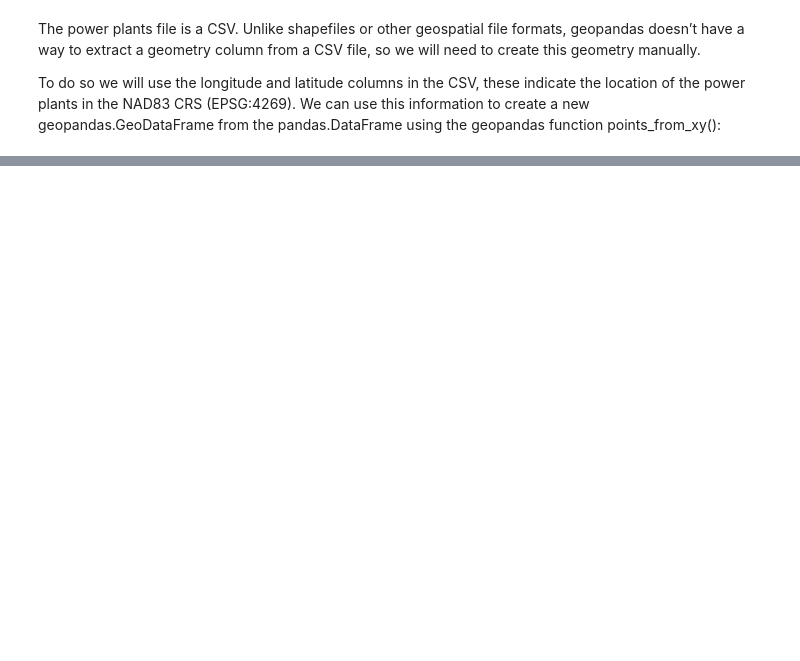
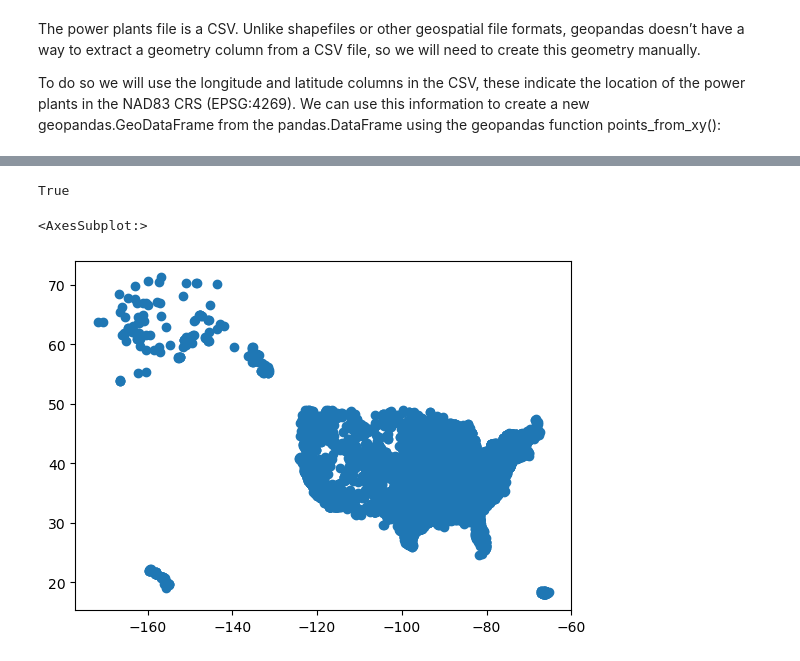
Before and after one commit to llumj/eds220-2024-in-class, a Jupyter notebook: week5-csv.ipynb, the cells around one changed output, grey strips where cells are left out. Saved outputs shown, nothing was run; the diff lists cells and outputs as text; code cells hidden in the pictures; blank space fills up the shorter version.

```diff
--- a/week5-csv.ipynb
+++ b/week5-csv.ipynb
@@ -37,17 +37,3 @@ power_plants.head()
 The power plants file is a CSV. Unlike shapefiles or other geospatial file formats, geopandas doesn’t have a way to extract a geometry column from a CSV file, so we will need to create this geometry manually.
 
 To do so we will use the longitude and latitude columns in the CSV, these indicate the location of the power plants in the NAD83 CRS (EPSG:4269). We can use this information to create a new geopandas.GeoDataFrame from the pandas.DataFrame using the geopandas function points_from_xy():
-# %%
-# Create points from latitude and longitude
-points = gpd.points_from_xy(power_plants.longitude,
-                            power_plants.latitude)
-
-# Create geodataframe
-power_plants = gpd.GeoDataFrame(power_plants,    # Data
-                                geometry=points, # Specify geometry column
-                                crs='EPSG:4269'  # Specify CRS
-                                )
-
-print(power_plants.columns)
-
-print(power_plants.head())
@@ -71,0 +54,9 @@ Index(['unnamed: 0', 'objectid', 'plant_code', 'plant_name', 'utility_id',
+# %%
+print(power_plants.crs.is_geographic)
+# %% [output]
+True
+# %%
+power_plants.plot()
+# %% [output]
+<AxesSubplot:>
+[figure, added]
```
Also changed, not shown: parts of 3 cells of this notebook.
